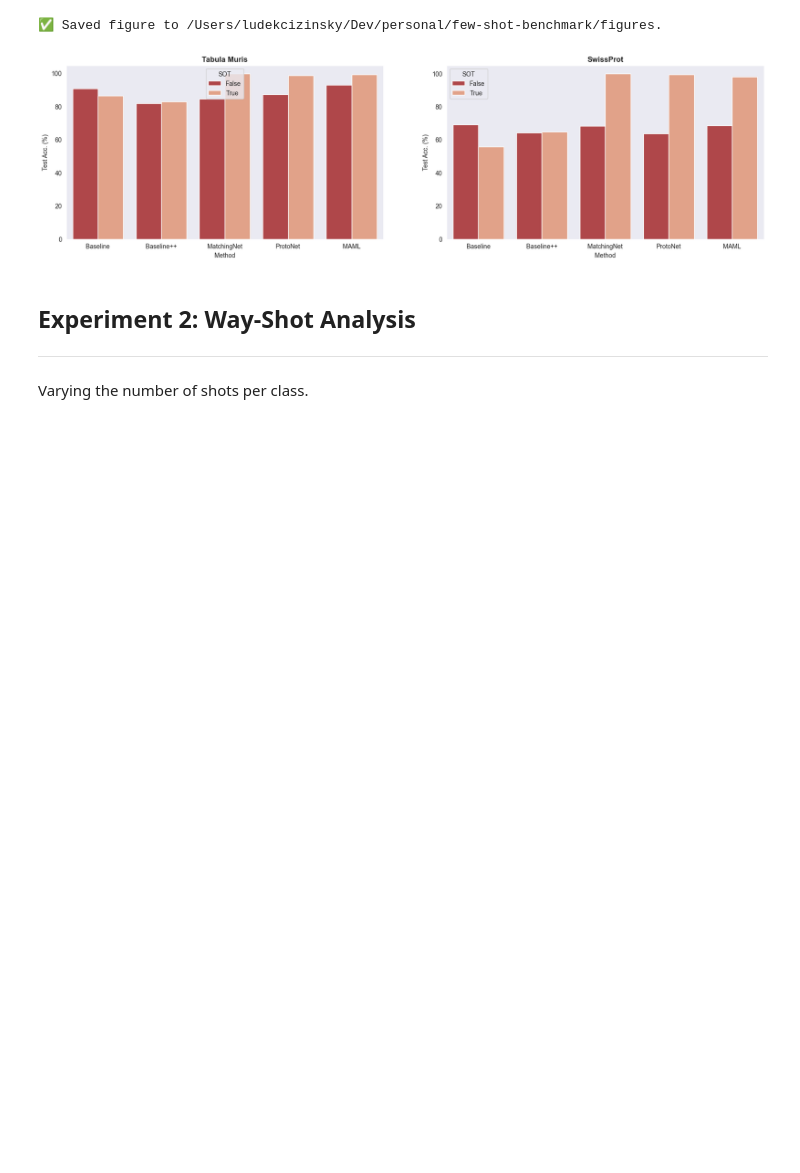
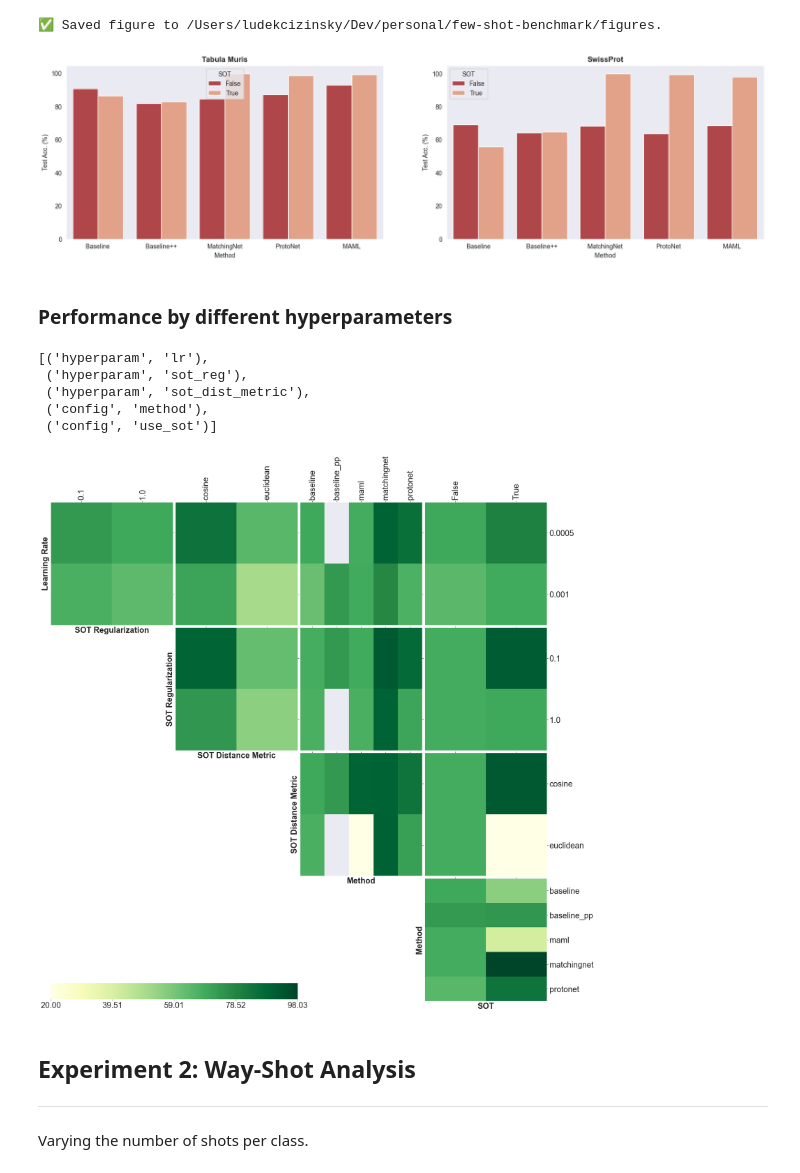
Before and after one commit to mikasenghaas/few-shot-benchmark, a Jupyter notebook: notebooks/analysis.ipynb, the cells around one changed output. Saved outputs shown, nothing was run; the diff lists cells and outputs as text; code cells hidden in the pictures; blank space fills up the shorter version.

Commit message:
hyperparameter interaction analysis

```diff
--- a/notebooks/analysis.ipynb
+++ b/notebooks/analysis.ipynb
@@ -304,6 +304,26 @@ print(f"✅ Saved figure to {FIGURE_DIR}.")
 # %% [output]
 ✅ Saved figure to /Users/ludekcizinsky/Dev/personal/few-shot-benchmark/figures.
 [figure]
+# %% [markdown]
+### Performance by different hyperparameters
+# %%
+df_runs = utils.load_to_df(group_runs)
+# %%
+param_cols = df_runs[("hyperparam")].columns.tolist()
+param_tuples = [('hyperparam', param) for param in param_cols]
+param_tuples.append(('config', 'method'))
+param_tuples.append(('config', 'use_sot'))
+param_tuples
+# %% [output]
+[('hyperparam', 'lr'),
+ ('hyperparam', 'sot_reg'),
+ ('hyperparam', 'sot_dist_metric'),
+ ('config', 'method'),
+ ('config', 'use_sot')]
+# %%
+utils.grid(df_runs, param_tuples, metric='median', cmap='YlGn')  #vmin, vmax automatically set
+# %% [output]
+[figure, added]
 # %% [markdown]
 ## Experiment 2: Way-Shot Analysis
 
```
Also changed, not shown: 1 other file.
